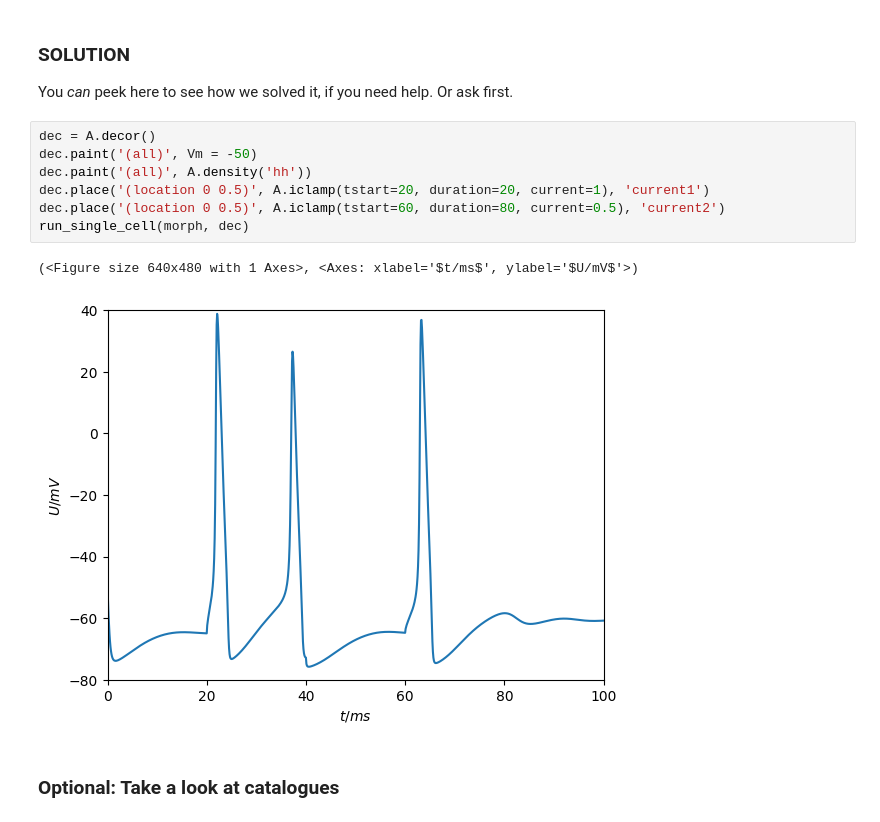
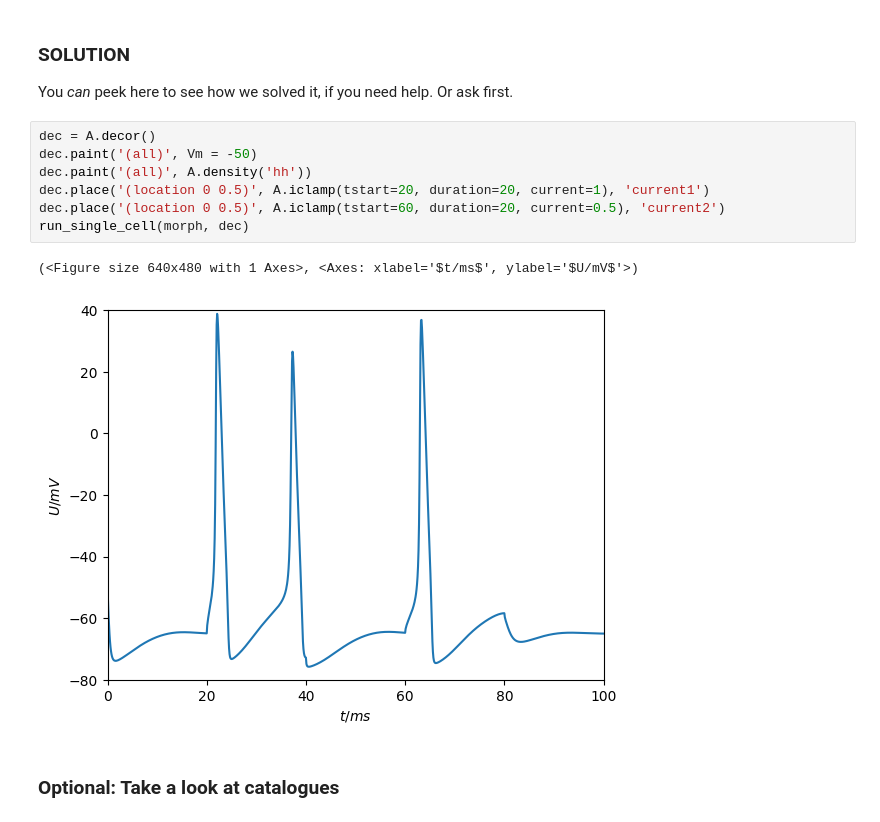
Before and after one commit to thorstenhater/arbor-tutorial, a Jupyter notebook: arbor-tutorial.ipynb, the cells around one changed output. Saved outputs shown, nothing was run; the diff lists cells and outputs as text.

```diff
--- a/arbor-tutorial.ipynb
+++ b/arbor-tutorial.ipynb
@@ -237,13 +235,13 @@ You _can_ peek here to see how we solved it, if you need help. Or ask first.
 # %%
 dec = A.decor()
 dec.paint('(all)', Vm = -50)
 dec.paint('(all)', A.density('hh'))
 dec.place('(location 0 0.5)', A.iclamp(tstart=20, duration=20, current=1), 'current1')
-dec.place('(location 0 0.5)', A.iclamp(tstart=60, duration=80, current=0.5), 'current2')
+dec.place('(location 0 0.5)', A.iclamp(tstart=60, duration=20, current=0.5), 'current2')
 run_single_cell(morph, dec)
 # %% [output]
 (<Figure size 640x480 with 1 Axes>, <Axes: xlabel='$t/ms$', ylabel='$U/mV$'>)
-[figure, old version]
+[figure, new version]
 # %% [markdown]
 ### Optional: Take a look at catalogues
 # %% [markdown]
```
Also changed, not shown: parts of 18 cells of this notebook.
